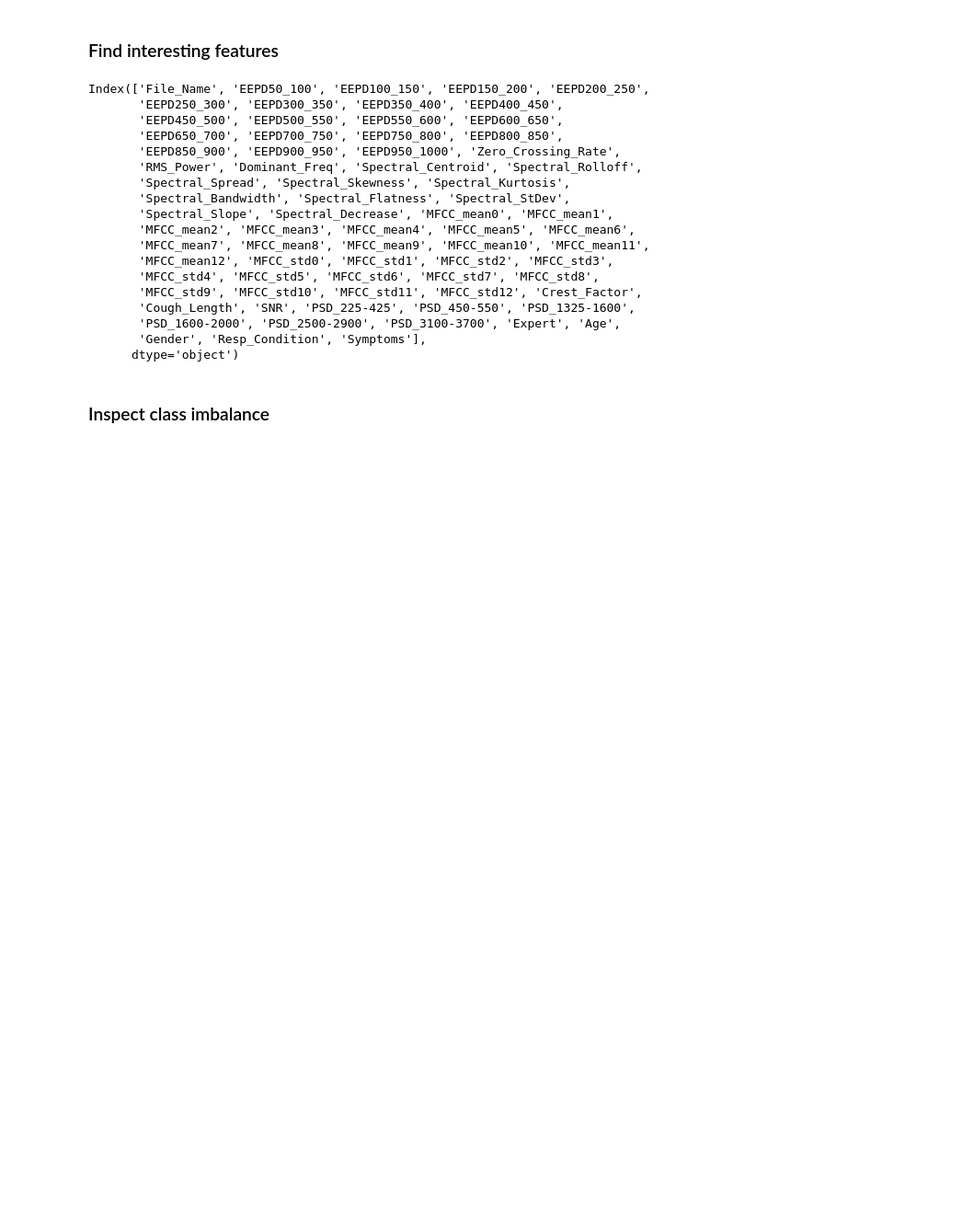
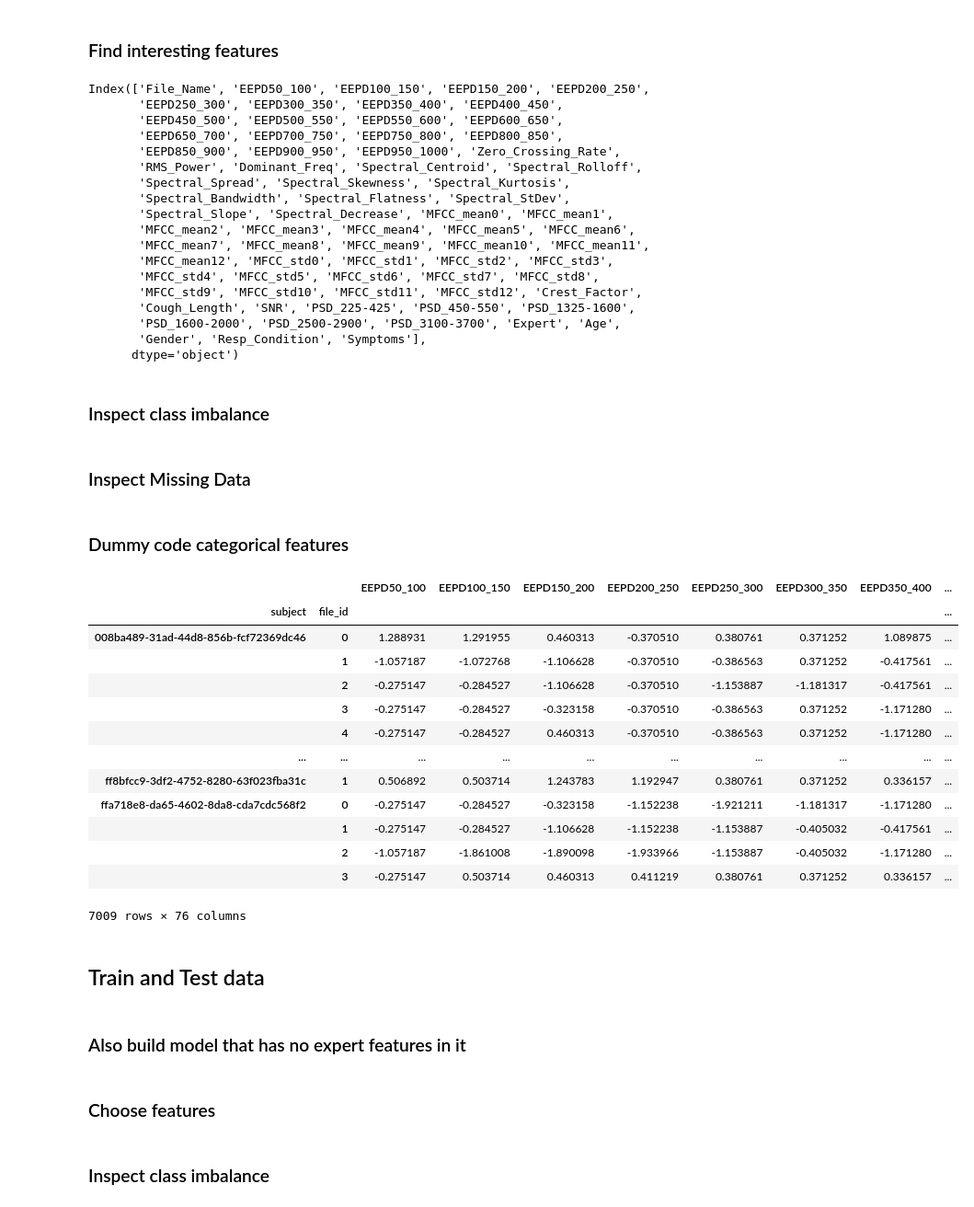
Before and after one commit to CS-433/cs-433-project-2-cough_classifier, a Jupyter notebook: src/notebooks/Data_Prep_and_Models_Project_2.ipynb, the cells around one changed output. Shown at 92% size. Saved outputs shown, nothing was run; the diff lists cells and outputs as text; code cells hidden in the pictures; blank space fills up the shorter version.

```diff
--- a/src/notebooks/Data_Prep_and_Models_Project_2.ipynb
+++ b/src/notebooks/Data_Prep_and_Models_Project_2.ipynb
@@ -177,3 +169,5 @@ c7 = ['Expert', 'Age',
 # best columns
 c = ['File_Name', 'Crest_Factor', 'Cough_Length', 'SNR', 'Expert', 'Age', 'Gender', 'Resp_Condition', 'Symptoms']
 cc = ['File_Name', 'Crest_Factor', 'Cough_Length', 'Expert', 'Age', 'Gender', 'Resp_Condition', 'Symptoms']
+# %% [markdown]
+### Inspect class imbalance
@@ -179,0 +187,21 @@ cc = ['File_Name', 'Crest_Factor', 'Cough_Length', 'Expert', 'Age', 'Gender', 'R
+# %% [markdown]
+### Inspect Missing Data
+# %% [markdown]
+### Dummy code categorical features
+# %%
+pd.get_dummies(X_fine, columns = ['Gender', 'Resp_Condition', 'Symptoms'])
+# %% [output]
+|  |  | EEPD50_100 | EEPD100_150 | EEPD150_200 | EEPD200_250 | EEPD250_300 | EEPD300_350 | EEPD350_400 | ... |
+| subject | file_id |  |  |  |  |  |  |  | ... |
+| 008ba489-31ad-44d8-856b-fcf72369dc46 | 0 | 1.288931 | 1.291955 | 0.460313 | -0.370510 | 0.380761 | 0.371252 | 1.089875 | ... |
+|  | 1 | -1.057187 | -1.072768 | -1.106628 | -0.370510 | -0.386563 | 0.371252 | -0.417561 | ... |
+|  | 2 | -0.275147 | -0.284527 | -1.106628 | -0.370510 | -1.153887 | -1.181317 | -0.417561 | ... |
+|  | 3 | -0.275147 | -0.284527 | -0.323158 | -0.370510 | -0.386563 | 0.371252 | -1.171280 | ... |
+|  | 4 | -0.275147 | -0.284527 | 0.460313 | -0.370510 | -0.386563 | 0.371252 | -1.171280 | ... |
+| ... | ... | ... | ... | ... | ... | ... | ... | ... | ... |
+| ff8bfcc9-3df2-4752-8280-63f023fba31c | 1 | 0.506892 | 0.503714 | 1.243783 | 1.192947 | 0.380761 | 0.371252 | 0.336157 | ... |
+| ffa718e8-da65-4602-8da8-cda7cdc568f2 | 0 | -0.275147 | -0.284527 | -0.323158 | -1.152238 | -1.921211 | -1.181317 | -1.171280 | ... |
+|  | 1 | -0.275147 | -0.284527 | -1.106628 | -1.152238 | -1.153887 | -0.405032 | -0.417561 | ... |
+|  | 2 | -1.057187 | -1.861008 | -1.890098 | -1.933966 | -1.153887 | -0.405032 | -1.171280 | ... |
+|  | 3 | -0.275147 | 0.503714 | 0.460313 | 0.411219 | 0.380761 | 0.371252 | 0.336157 | ... |
+7009 rows × 76 columns
@@ -179,0 +212,2 @@ cc = ['File_Name', 'Crest_Factor', 'Cough_Length', 'Expert', 'Age', 'Gender', 'R
+# %% [markdown]
+## Train and Test data
@@ -179,0 +235,4 @@ cc = ['File_Name', 'Crest_Factor', 'Cough_Length', 'Expert', 'Age', 'Gender', 'R
+# %% [markdown]
+### Also build model that has no expert features in it
+# %% [markdown]
+### Choose features
```
Also changed, not shown: parts of 17 cells of this notebook, 2 other files.
